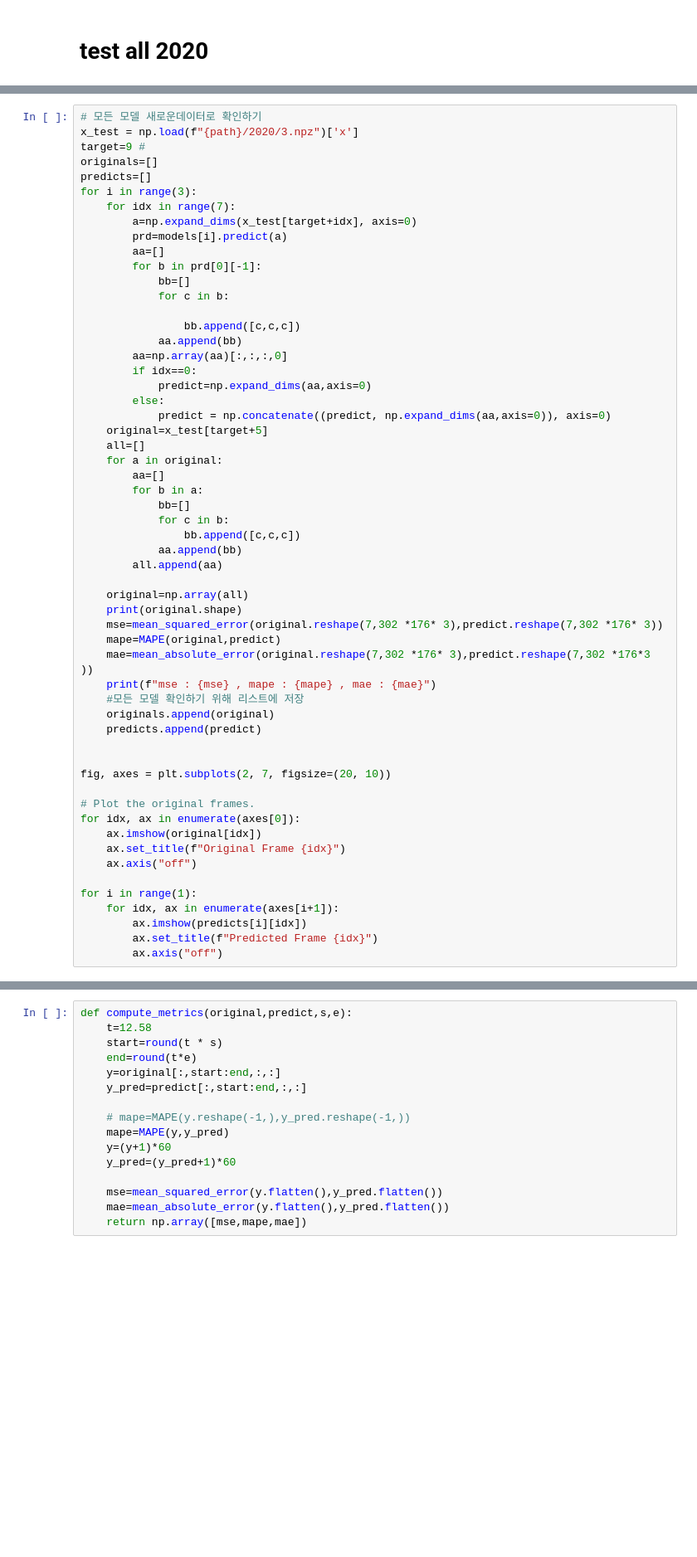
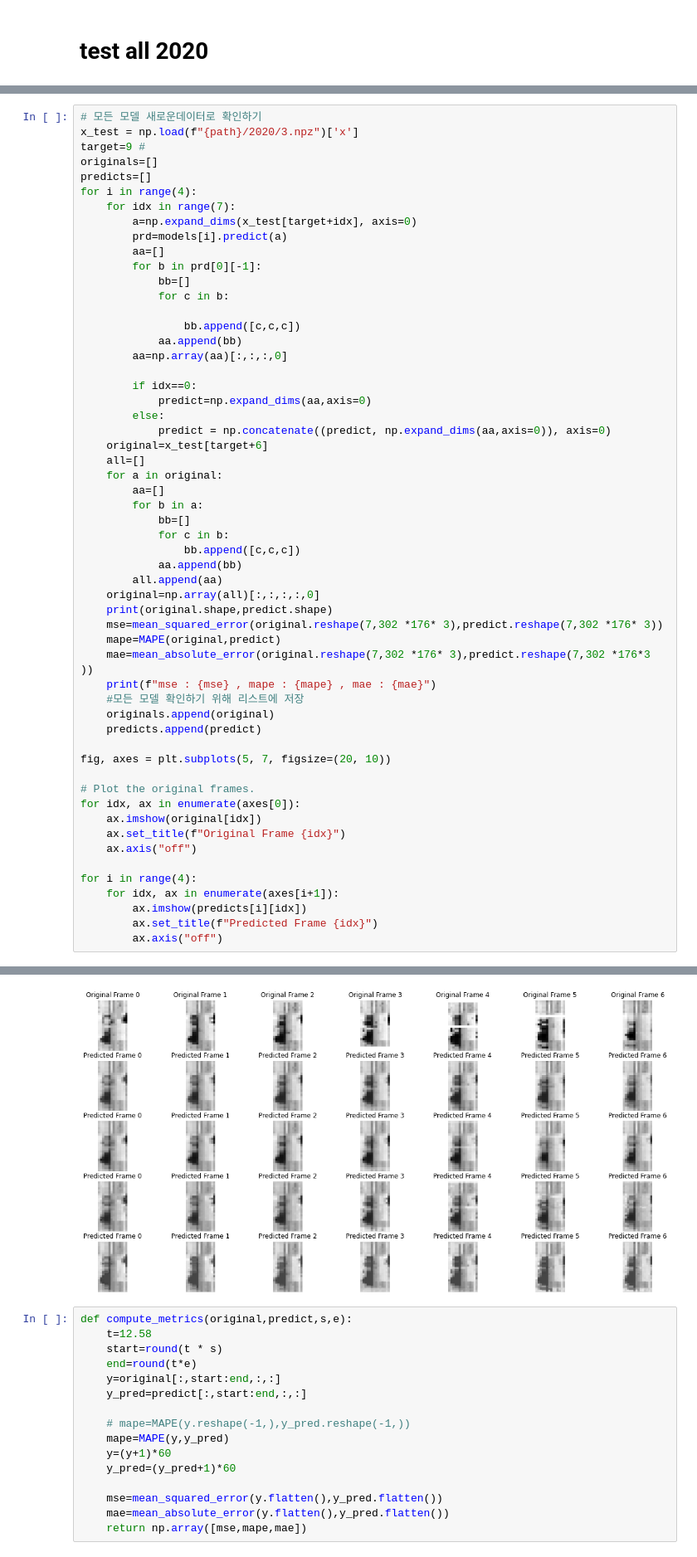
Before and after one commit to Mo0nl19ht/highway_traffic_prediction_in_Korea, a Jupyter notebook: check.ipynb, the cells around one changed output, grey strips where cells are left out. Shown at 83% size. Saved outputs shown, nothing was run; the diff lists cells and outputs as text; blank space fills up the shorter version.

```diff
--- a/check.ipynb
+++ b/check.ipynb
@@ -176,7 +181,7 @@ x_test = np.load(f"{path}/2020/3.npz")['x']
 target=9 #
 originals=[]
 predicts=[]
-for i in range(3):
+for i in range(4):
     for idx in range(7):
         a=np.expand_dims(x_test[target+idx], axis=0)
         prd=models[i].predict(a)
@@ -188,11 +193,12 @@ for i in range(3):
                 bb.append([c,c,c])
             aa.append(bb)
         aa=np.array(aa)[:,:,:,0]
+
         if idx==0:
             predict=np.expand_dims(aa,axis=0)
         else:
             predict = np.concatenate((predict, np.expand_dims(aa,axis=0)), axis=0)
-    original=x_test[target+5]
+    original=x_test[target+6]
     all=[]
     for a in original:
         aa=[]
@@ -202,9 +208,8 @@ for i in range(3):
                 bb.append([c,c,c])
             aa.append(bb)
         all.append(aa)
-
-    original=np.array(all)
-    print(original.shape)
+    original=np.array(all)[:,:,:,:,0]
+    print(original.shape,predict.shape)
     mse=mean_squared_error(original.reshape(7,302 *176* 3),predict.reshape(7,302 *176* 3))
     mape=MAPE(original,predict)
     mae=mean_absolute_error(original.reshape(7,302 *176* 3),predict.reshape(7,302 *176*3 ))
@@ -213,8 +218,7 @@ for i in range(3):
     originals.append(original)
     predicts.append(predict)
 
-
-fig, axes = plt.subplots(2, 7, figsize=(20, 10))
+fig, axes = plt.subplots(5, 7, figsize=(20, 10))
 
 # Plot the original frames.
 for idx, ax in enumerate(axes[0]):
@@ -222,7 +226,7 @@ for idx, ax in enumerate(axes[0]):
     ax.set_title(f"Original Frame {idx}")
     ax.axis("off")
 
-for i in range(1):
+for i in range(4):
     for idx, ax in enumerate(axes[i+1]):
         ax.imshow(predicts[i][idx])
         ax.set_title(f"Predicted Frame {idx}")
@@ -233,3 +243,4 @@ ValueError: cannot reshape array of size 2232384 into shape (7,159456)
+[figure, added]
 # %%
 def compute_metrics(original,predict,s,e):
     t=12.58
```
Also changed, not shown: parts of 9 cells of this notebook, 8 other files.
